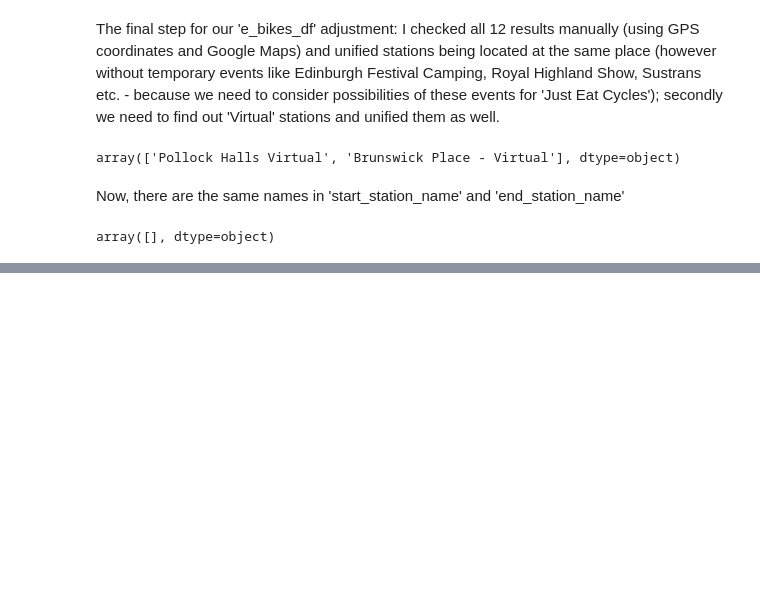
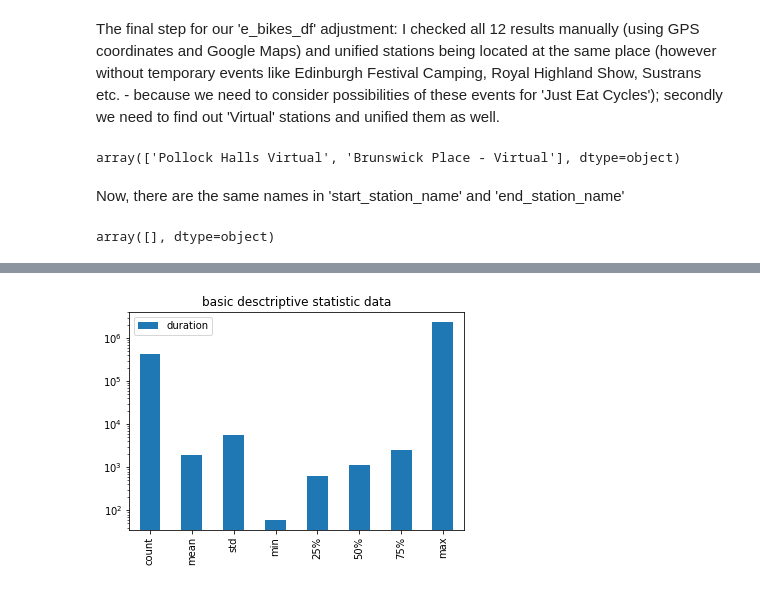
Before and after one commit to carlos108108/Just_Eat_Cycles_project, a Jupyter notebook: Edinburgh.ipynb, the cells around one changed output, grey strips where cells are left out. Saved outputs shown, nothing was run; the diff lists cells and outputs as text; code cells hidden in the pictures; blank space fills up the shorter version.

```diff
--- a/Edinburgh.ipynb
+++ b/Edinburgh.ipynb
@@ -70 +74,6 @@ e_bikes_df = e_bikes_df[original_columns_order]
+# %%
+(e_bikes_df.duration.describe()
+ .plot(kind='bar', logy=True, legend=True, title='basic desctriptive statistic data'));
+# %% [output]
+[figure, added]
 # %%
```
Also changed, not shown: parts of 13 cells of this notebook.
